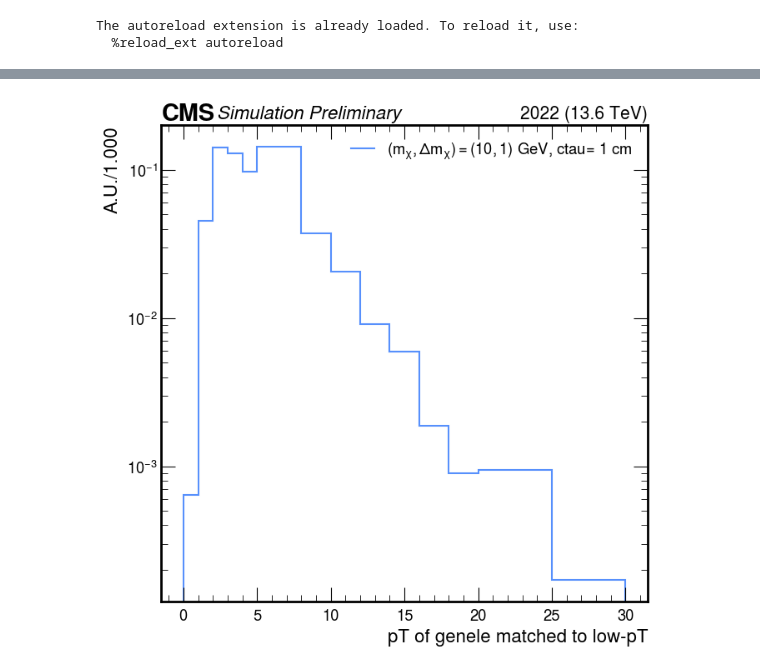
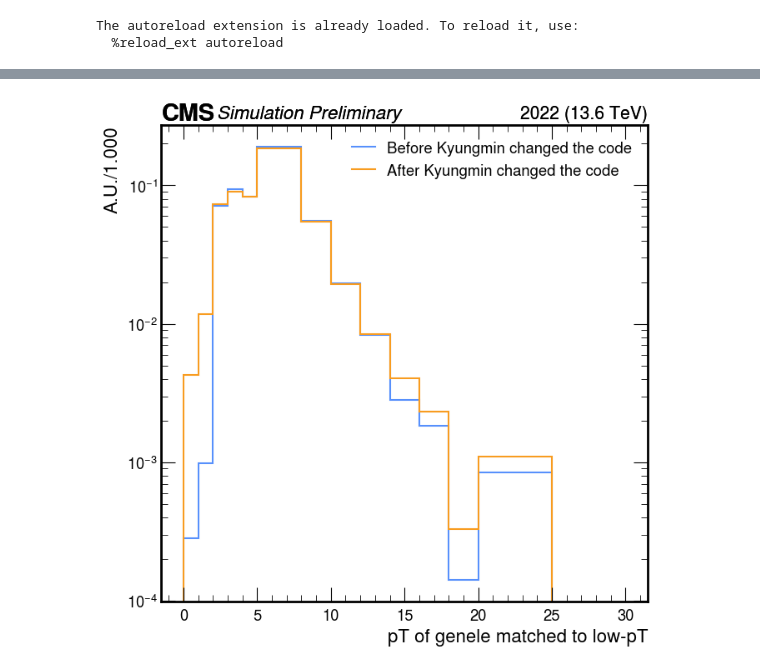
Before and after one commit to cms-idm/IDM, a Jupyter notebook: python_analysis/exampleNotebooks/EREvspT.ipynb, the cells around one changed output, grey strips where cells are left out. Drawn from its saved outputs; the diff is of its cells as text; code cells hidden in the pictures.

```diff
--- a/python_analysis/exampleNotebooks/EREvspT.ipynb
+++ b/python_analysis/exampleNotebooks/EREvspT.ipynb
@@ -24,11 +24,12 @@ The autoreload extension is already loaded. To reload it, use:
 # %%
 #coffea output file
 # f_sig = "../coffea/Withxclean_2022/ERE_Withxclean.coffea"  #sample that includes the x-clean loop
-f_sig = "../coffea/noxclean_beforecodefix/ERE_noxclean_beforeKPfixcode.coffea"
+f_sig_before = "../coffea/noxclean_beforecodefix/ERE_noxclean_beforeKPfixcode.coffea"
+f_sig_after = "../coffea/UpdatedNOxclean_2022/ERE_Updatednoxclean.coffea"
 
 #Nested Dictionary:
-sig_histo = util.load(f_sig) [0]
-# sig_histo
+sig_histo_before = util.load(f_sig_before) [0]
+sig_histo_after = util.load(f_sig_after) [0]
 # %%
 fig, ax = plt.subplots(figsize=(7,7))
 
@@ -114,9 +170,9 @@ style_dict = {
     'doDensity': True,
     'doYerr': False,
     #'xlabel': "pT of gen electrons(matched to 'R')",
-    'xlabel': "pT of genele matched to low-pT",              # if None, the default will show up; otherwise give as a string, i.e. 'Electron dxy'
+    'xlabel': "pT of genele matched to GED",              # if None, the default will show up; otherwise give as a string, i.e. 'Electron dxy'
     'ylabel': None,   # if None, the default will show up; otherwise give as a string, i.e. 'Efficiency'
-    'label': None  ,    # if None, the default will show up; otherwise give as a string, i.e. 'Highest ctau signal samples'
+    'label': "Before Kyungmin changed the code"  ,    # if None, the default will show up; otherwise give as a string, i.e. 'Highest ctau signal samples'
     'flow': None,     # overflow
     'doSave': True,
     'outDir': './plots/signal_2018',
@@ -127,23 +183,69 @@ m1=10
 delta = 0.1
 ctau = 10
 
-results = [
+results_before = [
     ptools.plot_signal_1D_match(
-        sig_histo, m1, delta, ctau,
+        sig_histo_before, m1, delta, ctau,
         plot_dict, style_dict,
-        match_type='L', passID=1
+        match_type='R', passID=1
     )
     # for m1 in m1s
 ]
 
-counts, edges = zip(*results)
+counts_before, edges_before = zip(*results_before)
 
-counts_num = np.array(counts)     # shape: (n_m1, n_bins)
-edges_num  = np.array(edges)      # shape: (n_m1, n_edges)
+counts_num_before = np.array(counts_before)     # shape: (n_m1, n_bins)
+edges_num_before = np.array(edges_before)      # shape: (n_m1, n_edges)
 
-bins_x_num = (edges_num[:, :-1] + edges_num[:, 1:])*(0.5)
+bins_x_num_before = (edges_num_before[:, :-1] + edges_num_before[:, 1:])*(0.5)
 
-total_num = np.sum(counts_num)
-print ("TOTAL number of low-pT electrons:", total_num)
+total_num_before = np.sum(counts_num_before)
+print ("TOTAL number of low-pT electrons_before:", total_num_before)
+
+
+plot_dict = {'variable': 'match_ele_gen_pt', 'cut': 'cut0', 'year': 2022}
+
+style_dict = {
+    'fig': fig,
+    'ax': ax,
+    'rebin': None,
+    'xlim': None,     # if None, the default will show up; otherwise give as a list, i.e. [0, 10]
+    'doLogy': True,
+    'doLogx': False,
+    'doDensity': True,
+    'doYerr': False,
+    #'xlabel': "pT of gen electrons(matched to 'R')",
+    'xlabel': "pT of genele matched to low-pT",              # if None, the default will show up; otherwise give as a string, i.e. 'Electron dxy'
+    'ylabel': None,   # if None, the default will show up; otherwise give as a string, i.e. 'Efficiency'
+    'label': "After Kyungmin changed the code"  ,    # if None, the default will show up; otherwise give as a string, i.e. 'Highest ctau signal samples'
+    'flow': None,     # overflow
+    'doSave': True,
+    'outDir': './plots/signal_2018',
+    'outName': f'match_ele_gen_vxy10_m110.png'
+}
+m1=10
+# m1s = [10,30,50]
+delta = 0.1
+ctau = 10
+
+
+
+results_after = [
+    ptools.plot_signal_1D_match(
+        sig_histo_after, m1, delta, ctau,
+        plot_dict, style_dict,
+        match_type='R', passID=1
+    )
+    # for m1 in m1s
+]
+counts_after, edges_after = zip(*results_after)
+
+counts_num_after = np.array(counts_after)     # shape: (n_m1, n_bins)
+edges_num_after  = np.array(edges_after)      # shape: (n_m1, n_edges)
+
+bins_x_num_after = (edges_num_after[:, :-1] + edges_num_after[:, 1:])*(0.5)
+
+total_num_after = np.sum(counts_num_after)
+print ("TOTAL number of low-pT electrons_after:", total_num_after)
 # %% [output]
 Saved: ./plots/signal_2018/match_ele_gen_vxy10_m110.png
@@ -151 +255 @@ TOTAL number of low-pT electrons: 14812.0
-[figure, old version]
+[figure, new version]
```
Also changed, not shown: parts of 6 cells of this notebook, 2 other files.
